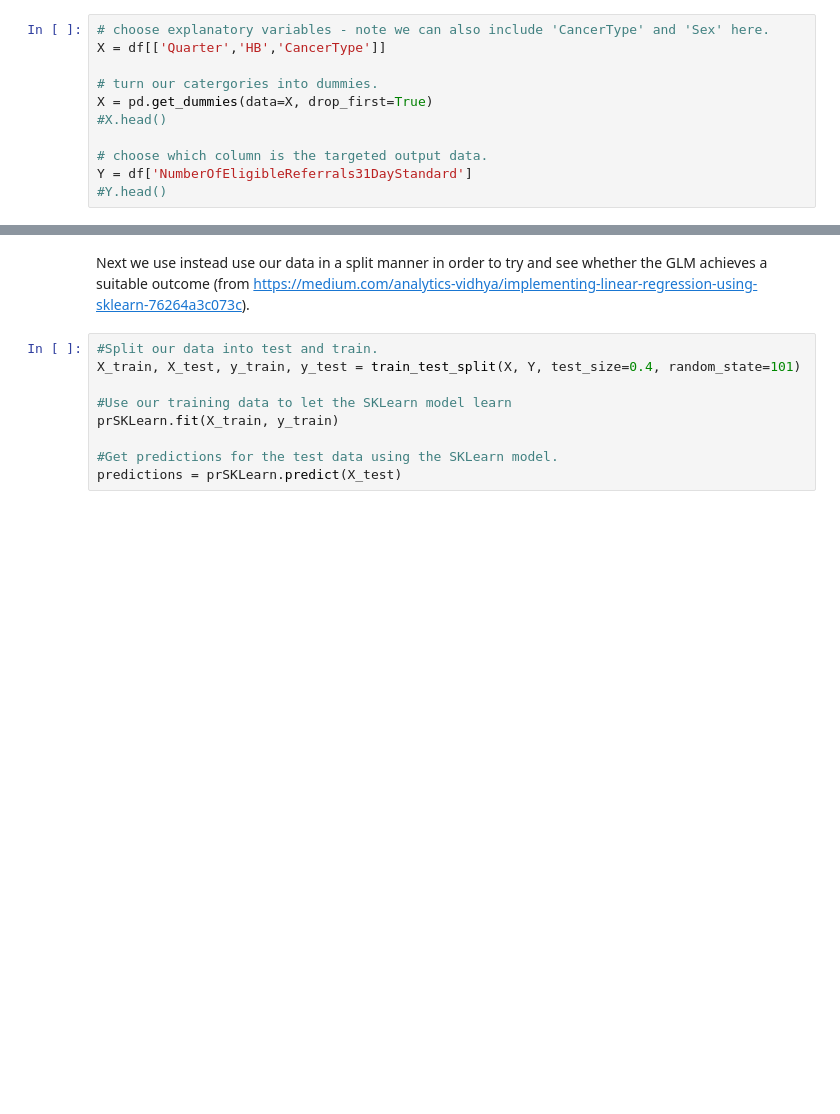
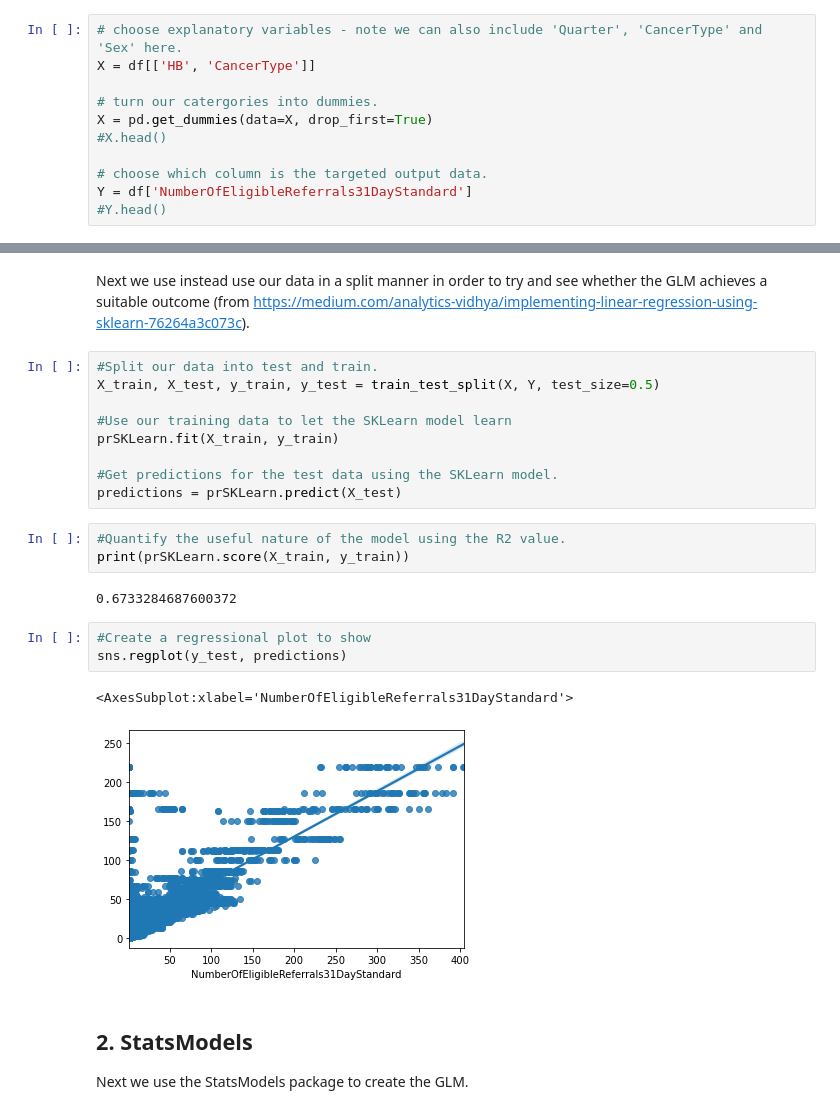
Before and after one commit to chrisoldnall/PHS-Code, a Jupyter notebook: COPoissionGLM.ipynb, the cells around one changed output, grey strips where cells are left out. Saved outputs shown, nothing was run; the diff lists cells and outputs as text; blank space fills up the shorter version.

```diff
--- a/COPoissionGLM.ipynb
+++ b/COPoissionGLM.ipynb
@@ -50,8 +51,8 @@ Next we look to form the variables in the correct way. This is the first part of
 
 ## 0. Correct form of data for a GLM
 # %%
-# choose explanatory variables - note we can also include 'CancerType' and 'Sex' here.
-X = df[['Quarter','HB','CancerType']]
+# choose explanatory variables - note we can also include 'Quarter', 'CancerType' and 'Sex' here.
+X = df[['HB', 'CancerType']]
 
 # turn our catergories into dummies.
 X = pd.get_dummies(data=X, drop_first=True)
@@ -81,10 +87,24 @@ coeff_parameter = pd.DataFrame(prSKLearn.coef_, X.columns,columns=['Coefficient'
 Next we use instead use our data in a split manner in order to try and see whether the GLM achieves a suitable outcome (from https://medium.com/analytics-vidhya/implementing-linear-regression-using-sklearn-76264a3c073c).
 # %%
 #Split our data into test and train.
-X_train, X_test, y_train, y_test = train_test_split(X, Y, test_size=0.4, random_state=101)
+X_train, X_test, y_train, y_test = train_test_split(X, Y, test_size=0.5)
 
 #Use our training data to let the SKLearn model learn
 prSKLearn.fit(X_train, y_train)
 
 #Get predictions for the test data using the SKLearn model.
 predictions = prSKLearn.predict(X_test)
+# %%
+#Quantify the useful nature of the model using the R2 value.
+print(prSKLearn.score(X_train, y_train))
+# %% [output]
+0.6733284687600372
+# %%
+#Create a regressional plot to show
+sns.regplot(y_test, predictions)
+# %% [output]
+<AxesSubplot:xlabel='NumberOfEligibleReferrals31DayStandard'>
+[figure, added]
+# %% [markdown]
+## 2. StatsModels
+Next we use the StatsModels package to create the GLM.
```
Also changed, not shown: parts of 15 cells of this notebook, 7 other files.
